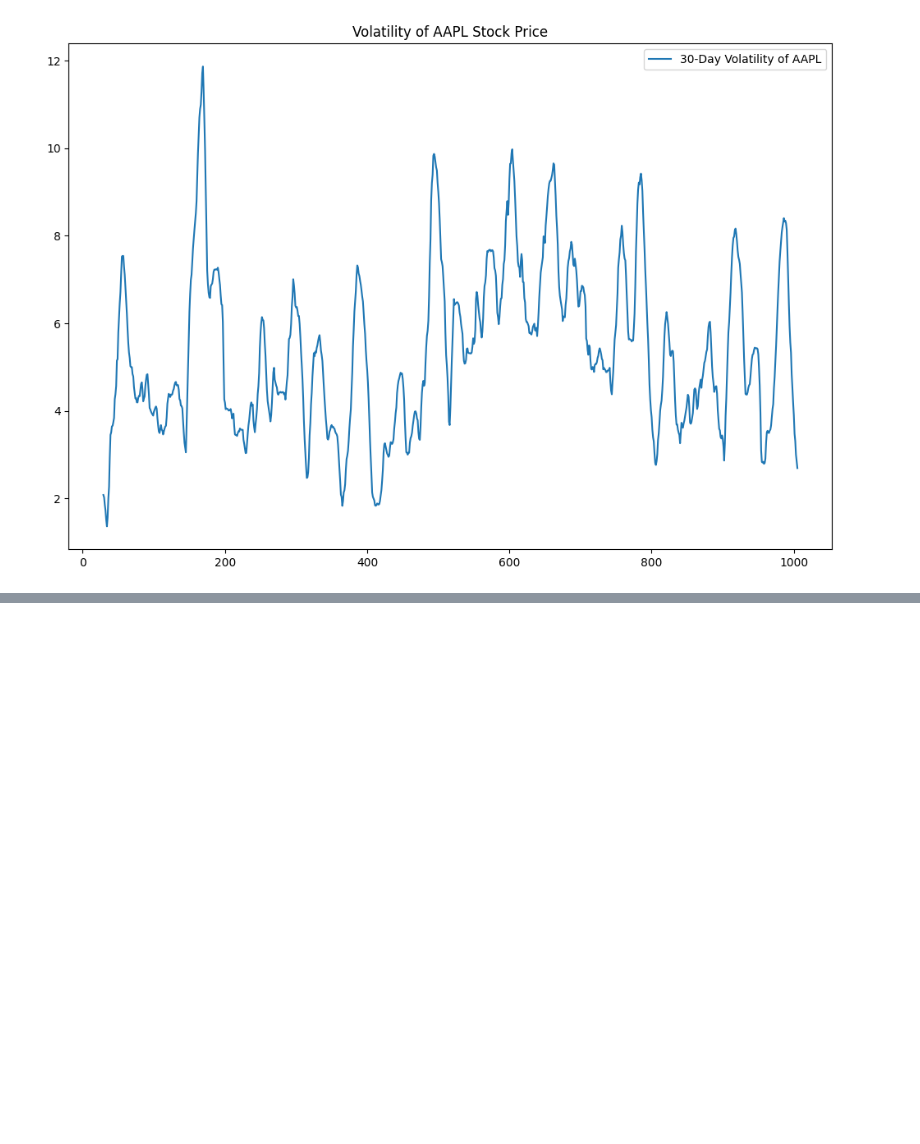
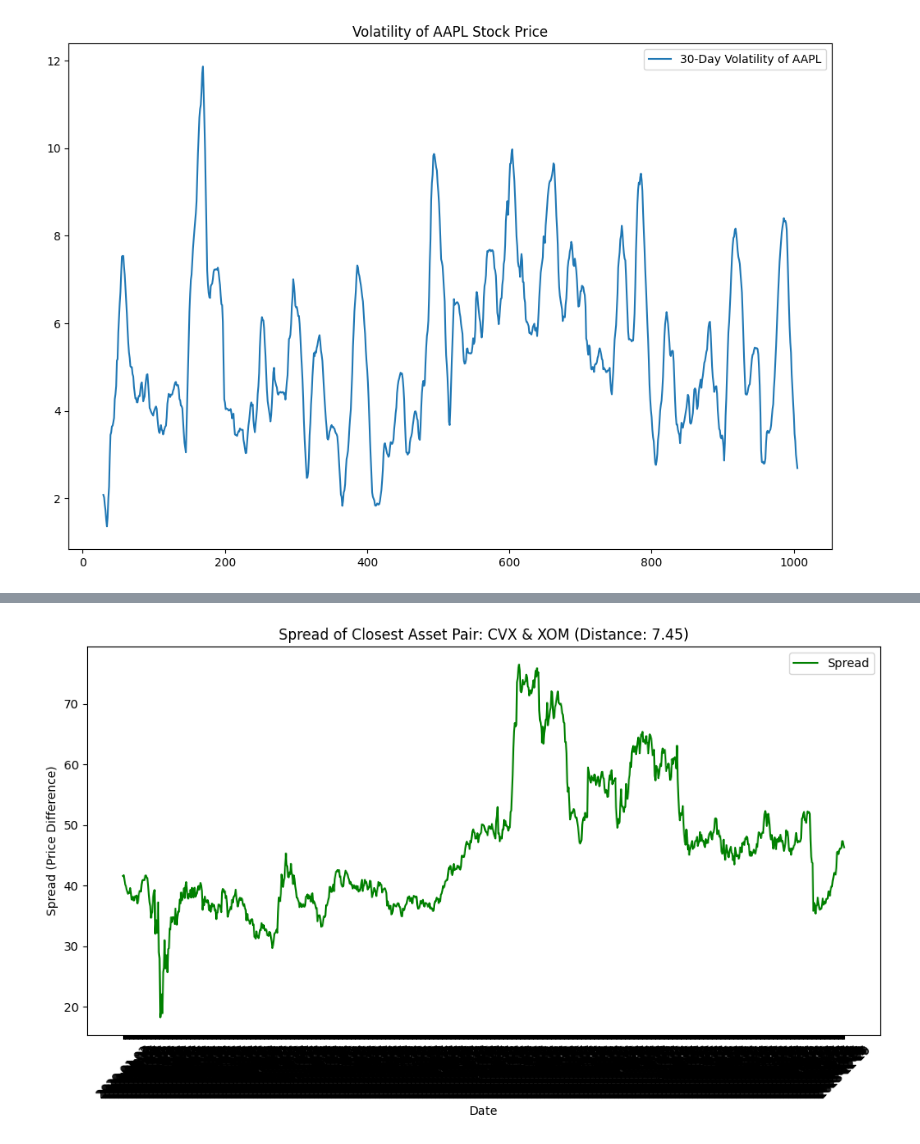
Before and after one commit to luca-benedetti/long_short_strategy, a Jupyter notebook: notebooks/explore_sp500.ipynb, the cells around one changed output, grey strips where cells are left out. Saved outputs shown, nothing was run; the diff lists cells and outputs as text; code cells hidden in the pictures; blank space fills up the shorter version.

```diff
--- a/notebooks/explore_sp500.ipynb
+++ b/notebooks/explore_sp500.ipynb
@@ -130,0 +214,17 @@ ciao
+# %%
+# Compute the spread of the closest asset pair (price difference over time)
+spread = data_wide[asset1] - data_wide[asset2]
+
+# Plot the spread over time
+plt.figure(figsize=(10, 6))
+sns.lineplot(data=data_wide, x="Date", y=spread, label="Spread", color="green")
+
+plt.title(f"Spread of Closest Asset Pair: {asset1} & {asset2} (Distance: {min_distance:.2f})")
+plt.xlabel("Date")
+plt.ylabel("Spread (Price Difference)")
+plt.legend()
+plt.xticks(rotation=45)
+plt.tight_layout()
+plt.show()
+# %% [output]
+[figure, added]
```
Also changed, not shown: parts of 13 cells of this notebook.
